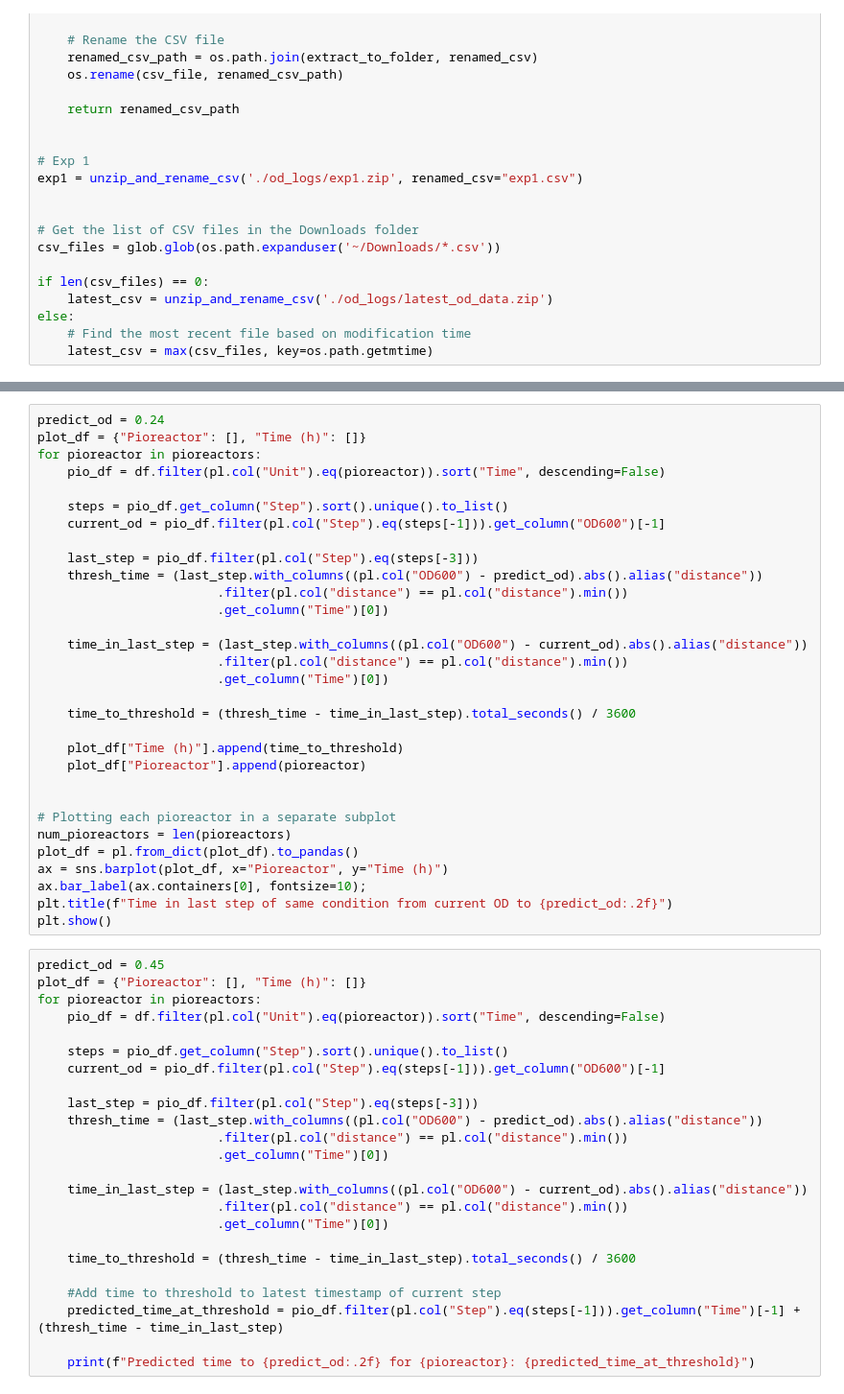
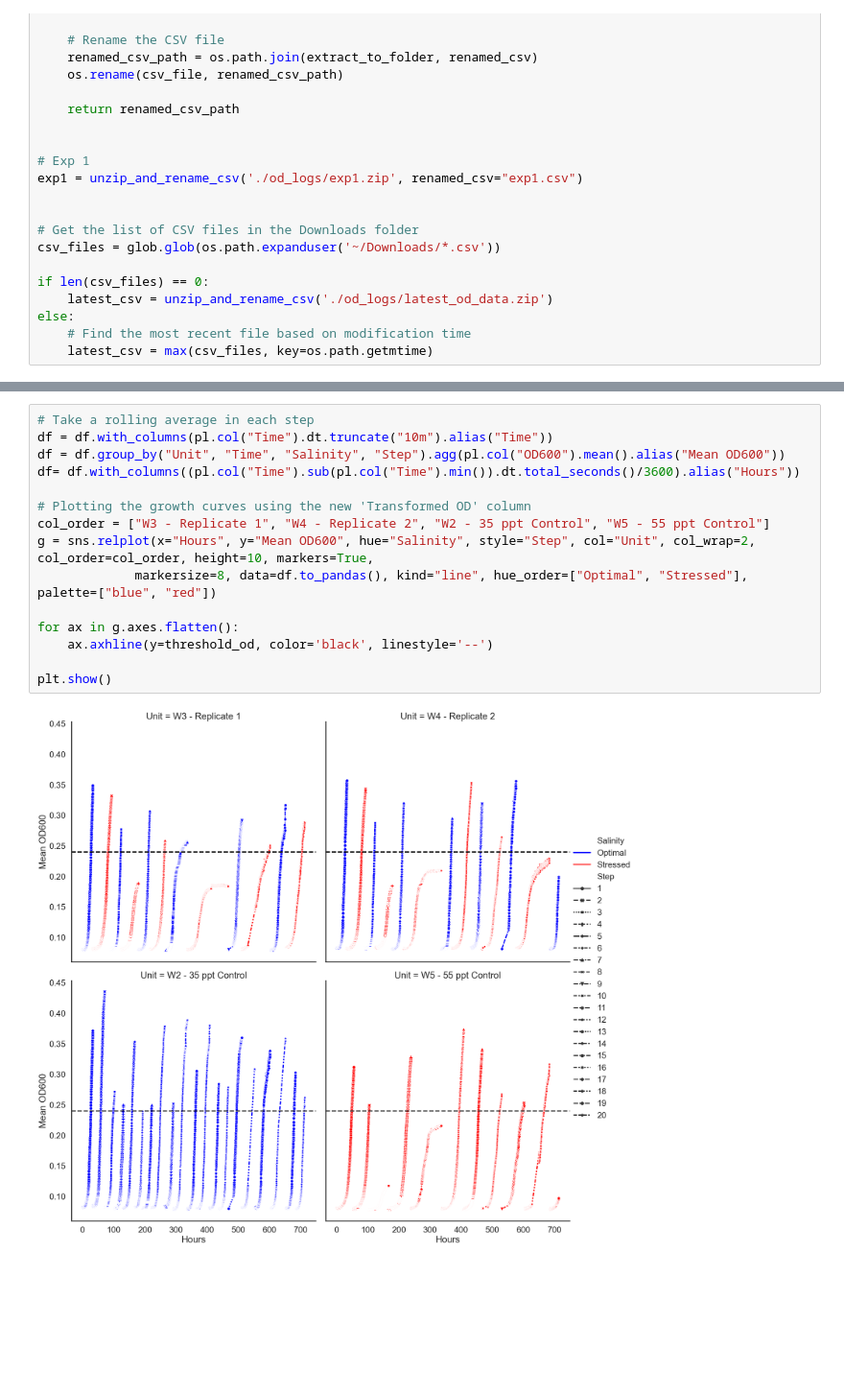
Before and after one commit to JacksonPageroth/pio-bacterial-memory, a Jupyter notebook: pio_subculture.ipynb, the cells around one changed output, grey strips where cells are left out. Shown at 96% size. Cells and saved outputs as stored; diff of their text form; blank space fills up the shorter version.

```diff
--- a/pio_subculture.ipynb
+++ b/pio_subculture.ipynb
@@ -288,55 +195,17 @@ plt.show()
-# %%
-predict_od = 0.24
-plot_df = {"Pioreactor": [], "Time (h)": []}
-for pioreactor in pioreactors:
-    pio_df = df.filter(pl.col("Unit").eq(pioreactor)).sort("Time", descending=False)
-
-    steps = pio_df.get_column("Step").sort().unique().to_list()
-    current_od = pio_df.filter(pl.col("Step").eq(steps[-1])).get_column("OD600")[-1]
-
-    last_step = pio_df.filter(pl.col("Step").eq(steps[-3]))
-    thresh_time = (last_step.with_columns((pl.col("OD600") - predict_od).abs().alias("distance"))
-                        .filter(pl.col("distance") == pl.col("distance").min())
-                        .get_column("Time")[0])
-
-    time_in_last_step = (last_step.with_columns((pl.col("OD600") - current_od).abs().alias("distance"))
-                        .filter(pl.col("distance") == pl.col("distance").min())
-                        .get_column("Time")[0])
-
-    time_to_threshold = (thresh_time - time_in_last_step).total_seconds() / 3600
-
-    plot_df["Time (h)"].append(time_to_threshold)
-    plot_df["Pioreactor"].append(pioreactor)
-
-
-# Plotting each pioreactor in a separate subplot
-num_pioreactors = len(pioreactors)
-plot_df = pl.from_dict(plot_df).to_pandas()
-ax = sns.barplot(plot_df, x="Pioreactor", y="Time (h)")
-ax.bar_label(ax.containers[0], fontsize=10);
-plt.title(f"Time in last step of same condition from current OD to {predict_od:.2f}")
-plt.show()
-# %%
-predict_od = 0.45
-plot_df = {"Pioreactor": [], "Time (h)": []}
-for pioreactor in pioreactors:
-    pio_df = df.filter(pl.col("Unit").eq(pioreactor)).sort("Time", descending=False)
-
-    steps = pio_df.get_column("Step").sort().unique().to_list()
-    current_od = pio_df.filter(pl.col("Step").eq(steps[-1])).get_column("OD600")[-1]
-
-    last_step = pio_df.filter(pl.col("Step").eq(steps[-3]))
-    thresh_time = (last_step.with_columns((pl.col("OD600") - predict_od).abs().alias("distance"))
-                        .filter(pl.col("distance") == pl.col("distance").min())
-                        .get_column("Time")[0])
-
-    time_in_last_step = (last_step.with_columns((pl.col("OD600") - current_od).abs().alias("distance"))
-                        .filter(pl.col("distance") == pl.col("distance").min())
-                        .get_column("Time")[0])
-
-    time_to_threshold = (thresh_time - time_in_last_step).total_seconds() / 3600
-
-    #Add time to threshold to latest timestamp of current step
-    predicted_time_at_threshold = pio_df.filter(pl.col("Step").eq(steps[-1])).get_column("Time")[-1] + (thresh_time - time_in_last_step)
-
-    print(f"Predicted time to {predict_od:.2f} for {pioreactor}: {predicted_time_at_threshold}")
+# %%
+# Take a rolling average in each step
+df = df.with_columns(pl.col("Time").dt.truncate("10m").alias("Time"))
+df = df.group_by("Unit", "Time", "Salinity", "Step").agg(pl.col("OD600").mean().alias("Mean OD600"))
+df= df.with_columns((pl.col("Time").sub(pl.col("Time").min()).dt.total_seconds()/3600).alias("Hours"))
+
+# Plotting the growth curves using the new 'Transformed OD' column
+col_order = ["W3 - Replicate 1", "W4 - Replicate 2", "W2 - 35 ppt Control", "W5 - 55 ppt Control"]
+g = sns.relplot(x="Hours", y="Mean OD600", hue="Salinity", style="Step", col="Unit", col_wrap=2, col_order=col_order, height=10, markers=True,
+             markersize=8, data=df.to_pandas(), kind="line", hue_order=["Optimal", "Stressed"], palette=["blue", "red"])
+
+for ax in g.axes.flatten():
+    ax.axhline(y=threshold_od, color='black', linestyle='--')
+
+plt.show()
+# %% [output]
+[figure, added]
```
Also changed, not shown: parts of 7 cells of this notebook.
